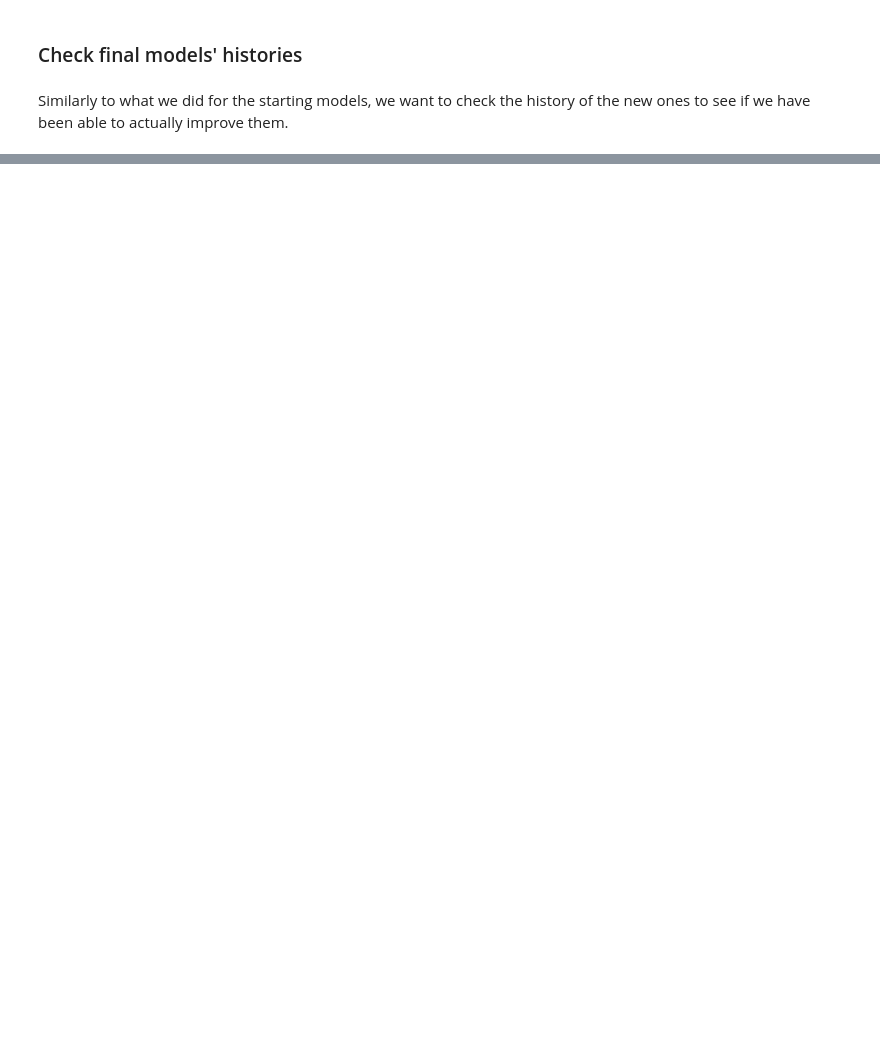
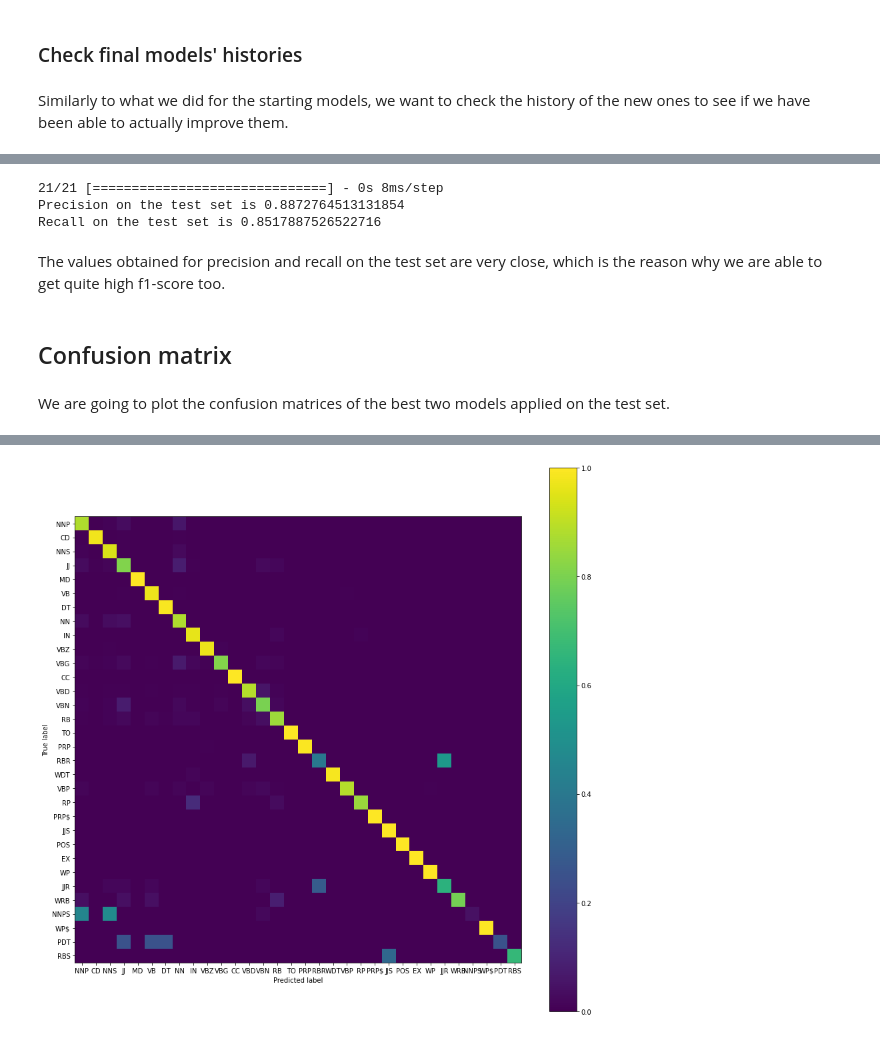
Before and after one commit to HumidBore/NLP_Assignments, a Jupyter notebook: Assignment 1/Francesco_Rooshan_UmbertoAssignment1_2022.ipynb, the cells around one changed output, grey strips where cells are left out. Cells and saved outputs as stored; diff of their text form; code cells hidden in the pictures; blank space fills up the shorter version.

```diff
--- a/Assignment 1/Francesco_Rooshan_UmbertoAssignment1_2022.ipynb
+++ b/Assignment 1/Francesco_Rooshan_UmbertoAssignment1_2022.ipynb
@@ -1496,0 +1629,56 @@ dropout_layer-dropout_LSTM model has f1-score on the test set equal to 0.84699
+# %%
+precision, recall = compute_precision_recall(best_two_models[0],
+                                              x_st["test"],
+                                              y_cat["test"],
+                                             punctuation_enc)
+print(f"Precision on the test set is {precision}")
+print(f"Recall on the test set is {recall}")
+# %% [output]
+21/21 [==============================] - 0s 8ms/step
+Precision on the test set is 0.8872764513131854
+Recall on the test set is 0.8517887526522716
+# %% [markdown]
+The values obtained for precision and recall on the test set are very close, which is the reason why we are able to get quite high f1-score too.
+# %% [markdown]
+## Confusion matrix
+# %% [markdown]
+We are going to plot the confusion matrices of the best two models applied on the test set.
+# %%
+def plot_confusion_matrix(model, x, y_true, punctuation, idx_to_label):
+
+    """
+    Given a model, the data x to feed to the model, the ground truth labels, punctuation encodings, labels and their mapping, plot confusion matrix
+
+    :param
+        - model: model to be used
+        - x: input data (standardized version of the encoded sentences)
+        - y_true: ground truth labels (one-hot-encoded)
+        - punctuation: punctuation encodings to exclude from f1-score computation
+        - idx_to_label: mapping from indeces to labels
+    :return:
+        - cm: confusion matrix
+    """
+    y_true = np.argmax(y_true, axis=2).flatten()
+    y_pred = np.argmax(model.predict(x), axis=2).flatten()
+
+    mask = np.in1d(y_true, punctuation, invert=True)  #mask to exclude punctuation symbols
+    unique_pos = [pos for pos in np.unique(y_true) if not pos in punctuation]
+
+    fig, ax = plt.subplots(figsize=(15, 15))
+    disp = ConfusionMatrixDisplay.from_predictions(y_true[mask],
+                                                   y_pred[mask],
+                                                   labels=unique_pos,
+                                                   normalize='true',
+                                                   display_labels=np.array([idx_to_label[label] for label in unique_pos]),
+                                                   ax=ax,
+                                                   include_values=False
+                                                  )
+    plt.show()
+# %%
+plot_confusion_matrix(best_two_models[0],
+                      x_st["test"],
+                      y_cat["test"],
+                      punctuation_enc,
+                      idx_to_label
+                      )
+# %% [output]
@@ -1496,0 +1686 @@ dropout_layer-dropout_LSTM model has f1-score on the test set equal to 0.84699
+[figure, added]
```
Also changed, not shown: parts of 53 cells of this notebook, 1 other file.
